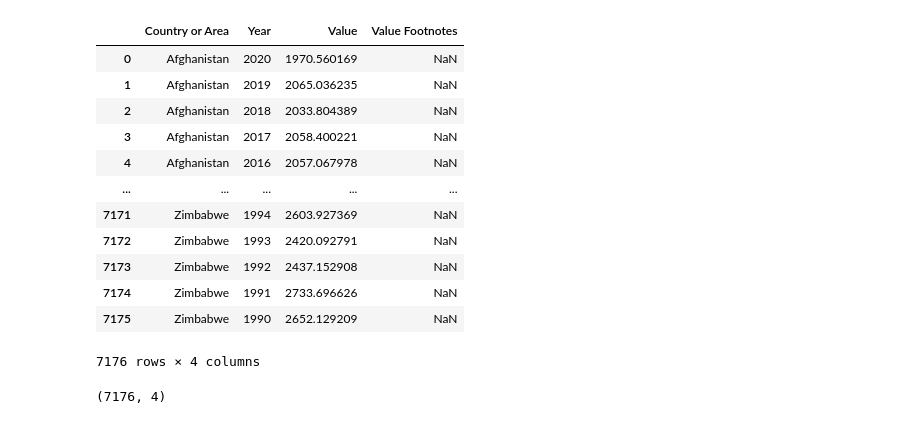
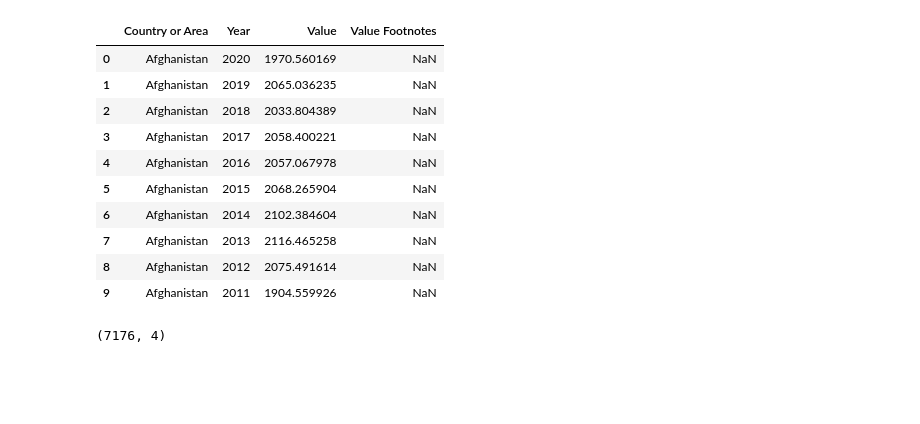
Before and after one commit to NSS-Full-Time-Data-Analytics-11/un-project-roaayousif, a Jupyter notebook: notebooks/un_project .ipynb, the cells around one changed output. Saved outputs shown, nothing was run; the diff lists cells and outputs as text; code cells hidden in the pictures; blank space fills up the shorter version.

```diff
--- a/notebooks/un_project .ipynb
+++ b/notebooks/un_project .ipynb
@@ -6,21 +6,19 @@ import seaborn as sns
 # %%
 gdp_df = pd.read_csv('../data/gdp_percapita.csv')
 # %%
-gdp_df
+gdp_df.head(10)
 # %% [output]
 |  | Country or Area | Year | Value | Value Footnotes |
 | 0 | Afghanistan | 2020 | 1970.560169 | NaN |
 | 1 | Afghanistan | 2019 | 2065.036235 | NaN |
 | 2 | Afghanistan | 2018 | 2033.804389 | NaN |
 | 3 | Afghanistan | 2017 | 2058.400221 | NaN |
 | 4 | Afghanistan | 2016 | 2057.067978 | NaN |
-| ... | ... | ... | ... | ... |
-| 7171 | Zimbabwe | 1994 | 2603.927369 | NaN |
-| 7172 | Zimbabwe | 1993 | 2420.092791 | NaN |
-| 7173 | Zimbabwe | 1992 | 2437.152908 | NaN |
-| 7174 | Zimbabwe | 1991 | 2733.696626 | NaN |
-| 7175 | Zimbabwe | 1990 | 2652.129209 | NaN |
+| 5 | Afghanistan | 2015 | 2068.265904 | NaN |
+| 6 | Afghanistan | 2014 | 2102.384604 | NaN |
+| 7 | Afghanistan | 2013 | 2116.465258 | NaN |
+| 8 | Afghanistan | 2012 | 2075.491614 | NaN |
+| 9 | Afghanistan | 2011 | 1904.559926 | NaN |
-7176 rows × 4 columns
 # %%
 gdp_df.shape
 # %% [output]
```
Also changed, not shown: parts of 9 cells of this notebook.
